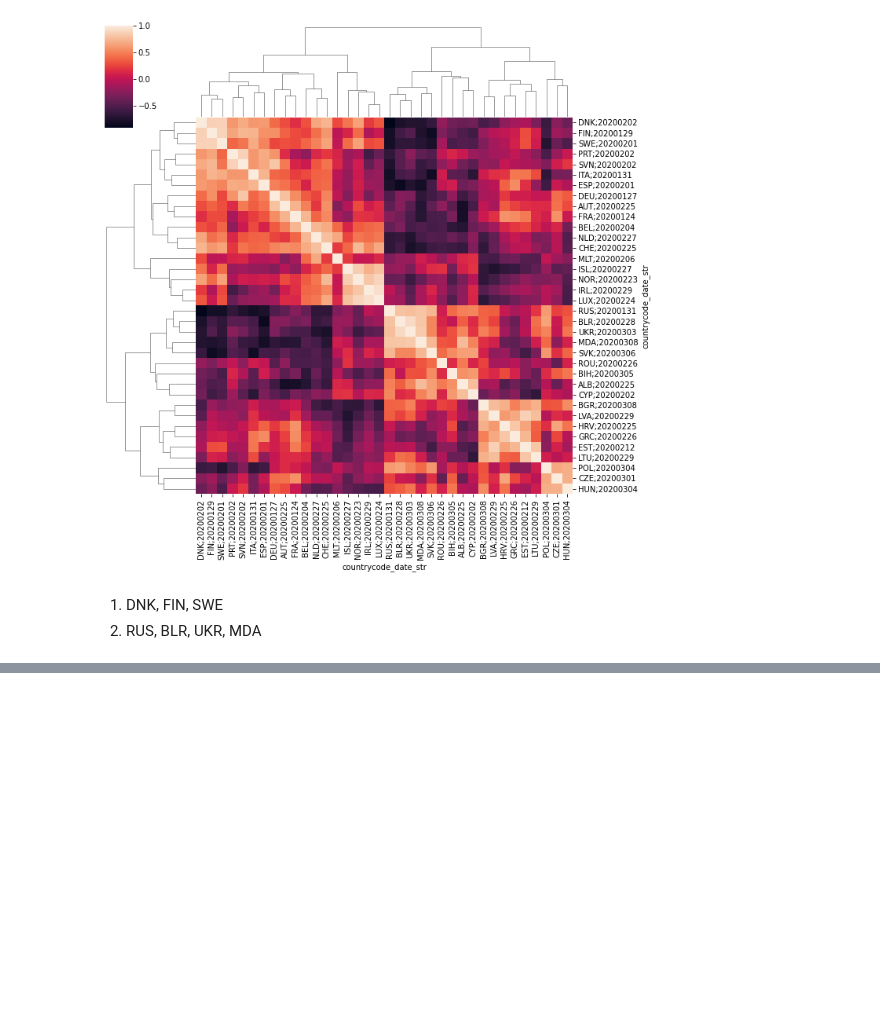
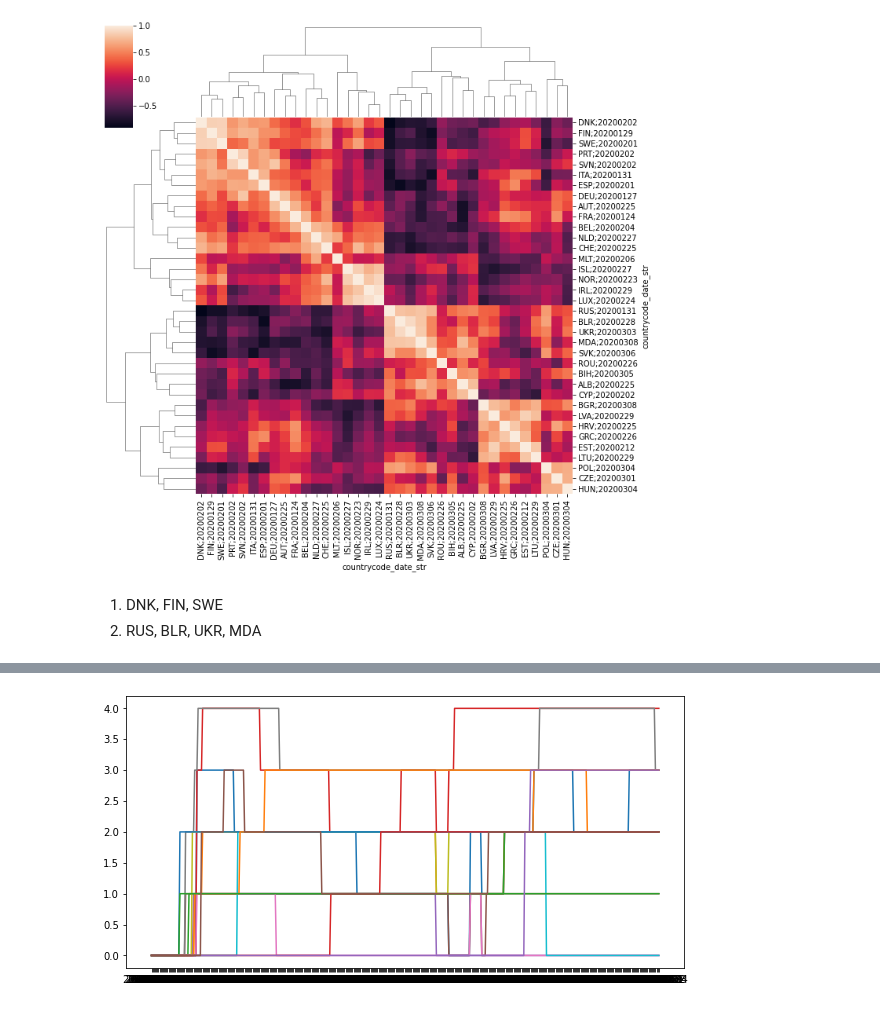
Before and after one commit to shuang1330/aiHackCovid, a Jupyter notebook: notebooks/data_cleaning.ipynb, the cells around one changed output, grey strips where cells are left out. Drawn from its saved outputs; the diff is of its cells as text; code cells hidden in the pictures; blank space fills up the shorter version.

```diff
--- a/notebooks/data_cleaning.ipynb
+++ b/notebooks/data_cleaning.ipynb
@@ -145,0 +209,18 @@ sns.clustermap(normalized_df.T.corr())
+# %%
+policy_cols = ['C1_School closing',
+ 'C2_Workplace closing',
+ 'C3_Cancel public events',
+ 'C4_Restrictions on gatherings',
+ 'C5_Close public transport',
+ 'C6_Stay at home requirements',
+ 'C7_Restrictions on internal movement',
+ 'C8_International travel controls',
+ 'E1_Income support',
+ 'E2_Debt/contract relief',
+ 'H1_Public information campaigns',
+ 'H2_Testing policy',
+ 'H3_Contact tracing',
+ 'H6_Facial Coverings',
+ 'H7_Vaccination policy',
+ 'H8_Protection of elderly people']
+#  'E3_Fiscal measures','E4_International support', 'H4_Emergency investment in healthcare','H5_Investment in vaccines',
@@ -145,0 +246,7 @@ sns.clustermap(normalized_df.T.corr())
+# %%
+plt.figure(figsize=(10, 5))
+for policy in policy_cols:
+    plt.plot(selected_owid['date'][selected_owid['iso_code']==test_country],
+             selected_owid[policy][selected_owid['iso_code']==test_country])
+# %% [output]
+[figure, added]
```
Also changed, not shown: parts of 16 cells of this notebook.
